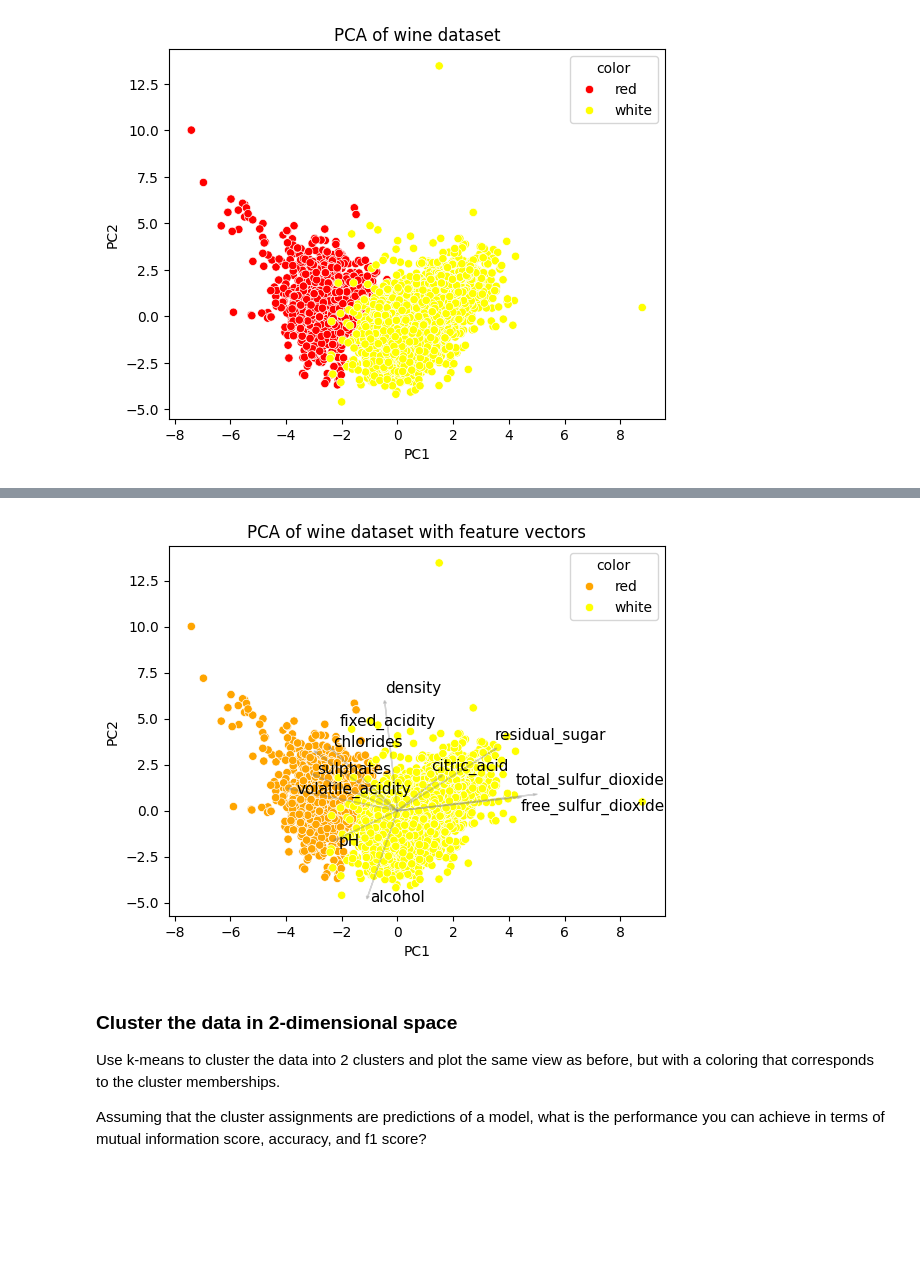
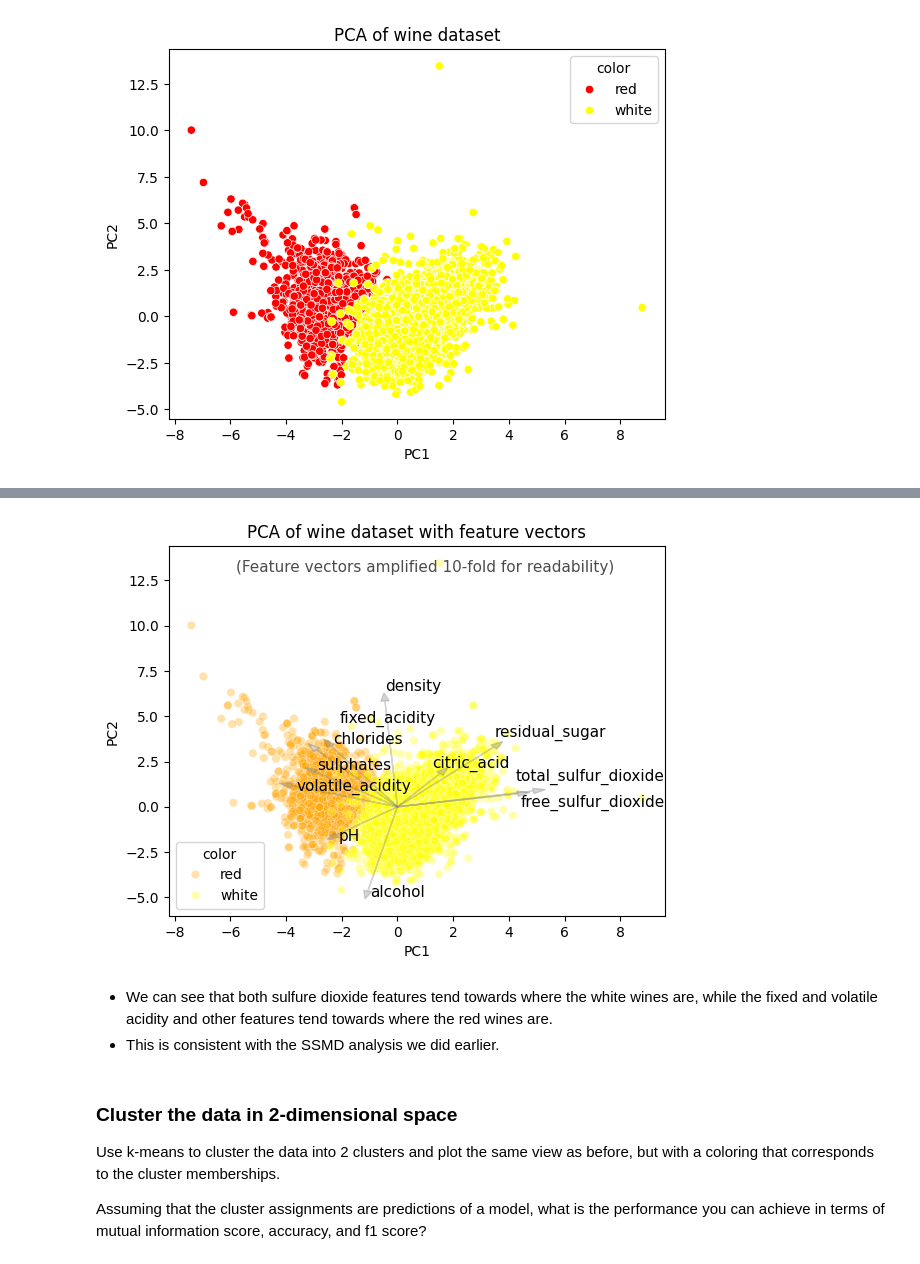
Before and after one commit to hei-isc-ml-stud/w4-isc-ml-imfeldd, a Jupyter notebook: week4-assignment.ipynb, the cells around one changed output, grey strips where cells are left out. Saved outputs shown, nothing was run; the diff lists cells and outputs as text; code cells hidden in the pictures; blank space fills up the shorter version.

```diff
--- a/week4-assignment.ipynb
+++ b/week4-assignment.ipynb
@@ -285,27 +296,3 @@ plt.title("PCA of wine dataset")
 plt.show()
 # %% [output]
 [figure]
-# %%
-# Project the unit vectors that correspond to each vector onto the principal components,
-# using the same transformation. What does it tell you about the relative feature importance?
-# Does it match the observations you made previously?
-
-unit_vectors = np.eye(X_scaled.shape[1])
-unit_vectors_pca = pca.transform(unit_vectors)
-
-plt.figure(figsize=(10, 10))
-plt.scatter(unit_vectors_pca[:, 0], unit_vectors_pca[:, 1], color="darkgray", s=10)
-plt.xlabel("PC1")
-plt.ylabel("PC2")
-plt.title("PCA of unit vectors")
-
-for i, feature in enumerate(numerical_features):
-    plt.plot(
-        [0, unit_vectors_pca[i, 0]],
-        [0, unit_vectors_pca[i, 1]],
-        color="darkgray",
-        linestyle="--",
-    )
-    plt.text(unit_vectors_pca[i, 0], unit_vectors_pca[i, 1], feature)
-
-plt.show()
@@ -316,37 +301,45 @@ from adjustText import adjust_text
 
 
 unit_vectors = np.eye(X_scaled.shape[1])
 unit_vectors_pca = pca.transform(unit_vectors)
 
-
-# Step 5: Project the feature vectors onto the principal components
-# Get the PCA components (loadings) from the fit
-loadings = pca.components_.T  # Transpose to get each feature's contribution to the PCs
+loadings = pca.components_.T
 
 # Plot the feature vectors on the same PCA plot
 palette = {"red": "orange", "white": "yellow"}
-sns.scatterplot(x=X_pca[:, 0], y=X_pca[:, 1], palette=palette, hue=X["color"])
+sns.scatterplot(
+    x=X_pca[:, 0], y=X_pca[:, 1], palette=palette, hue=X["color"], alpha=0.33
+)
 
 texts = []
 for i, feature in enumerate(numerical_features):
     plt.arrow(
         0,
         0,
         loadings[i, 0] * 10,
         loadings[i, 1] * 10,
         color="gray",
         alpha=0.33,
-        head_width=0.1,
+        head_width=0.3,
     )
     texts.append(
         plt.text(loadings[i, 0] * 10, loadings[i, 1] * 10, feature, fontsize=11)
     )
 
 adjust_text(texts)
 
 plt.xlabel("PC1")
 plt.ylabel("PC2")
 plt.title("PCA of wine dataset with feature vectors")
+plt.text(
+    1,
+    13,
+    "(Feature vectors amplified 10-fold for readability)",
+    fontsize=11,
+    horizontalalignment="center",
+    color="black",
+    alpha=0.7,
+)
 plt.show()
 # %% [output]
-[figure, old version]
+[figure, new version]
@@ -355,3 +346,6 @@ TODO
+# %% [markdown]
+- We can see that both sulfure dioxide features tend towards where the white wines are, while the fixed and volatile acidity and other features tend towards where the red wines are.
+- This is consistent with the SSMD analysis we did earlier.
 # %% [markdown]
 ### Cluster the data in 2-dimensional space
 
```
Also changed, not shown: parts of 66 cells of this notebook, 3 other files.
